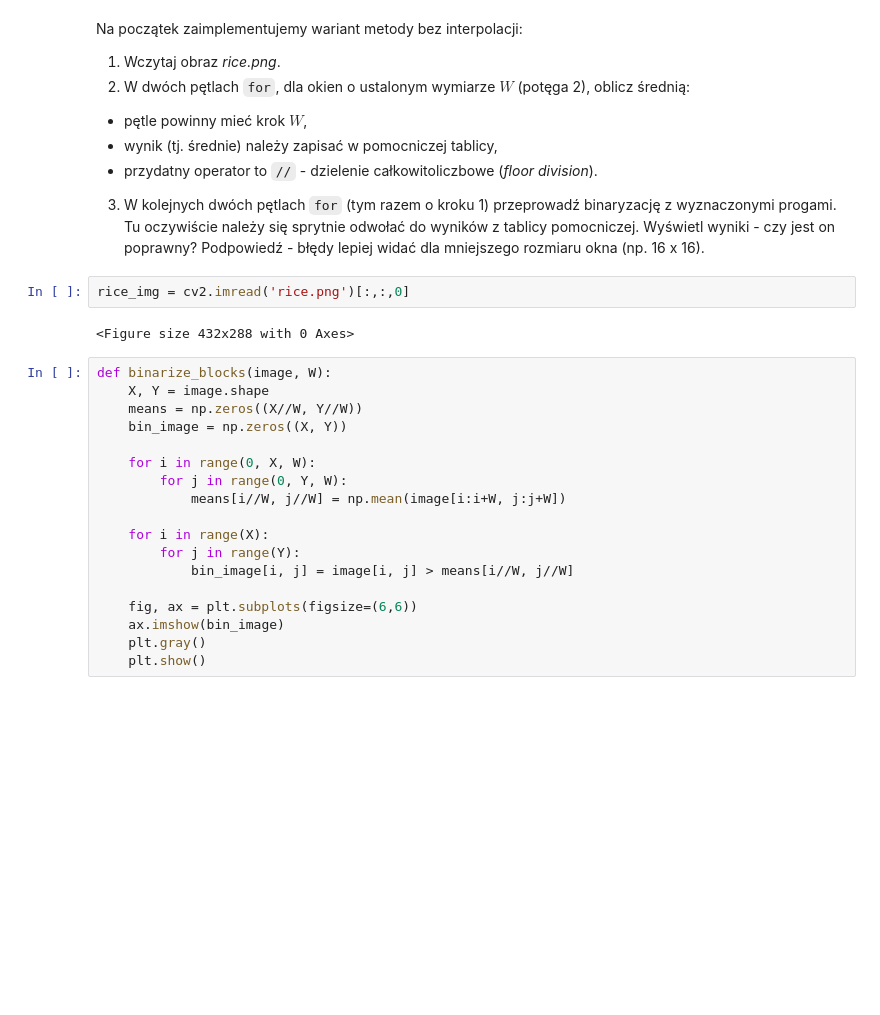
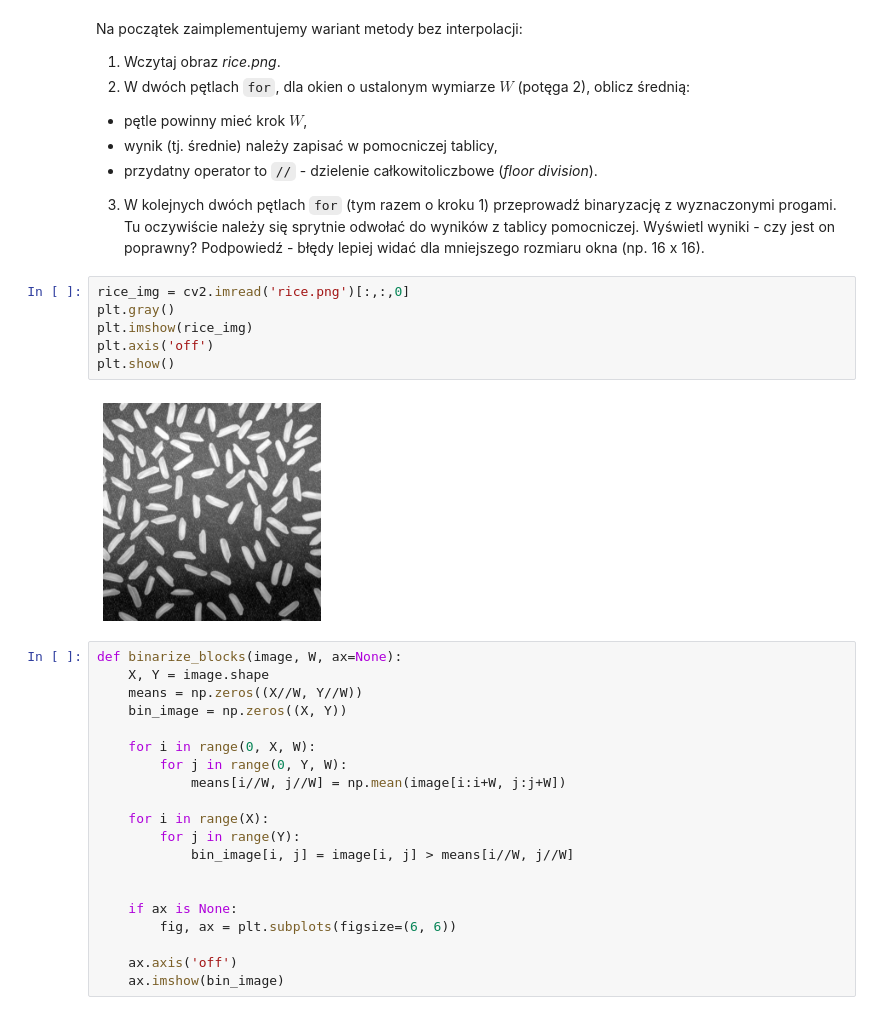
Before and after one commit to mhawryluk/wdcpo, a Jupyter notebook: lab4/04_thresholding_hw.ipynb, the cells around one changed output. Saved outputs shown, nothing was run; the diff lists cells and outputs as text; blank space fills up the shorter version.

```diff
--- a/lab4/04_thresholding_hw.ipynb
+++ b/lab4/04_thresholding_hw.ipynb
@@ -30,10 +30,14 @@ Na początek zaimplementujemy wariant metody bez interpolacji:
    Podpowiedź - błędy lepiej widać dla mniejszego rozmiaru okna (np. 16 x 16).
 # %%
 rice_img = cv2.imread('rice.png')[:,:,0]
+plt.gray()
+plt.imshow(rice_img)
+plt.axis('off')
+plt.show()
 # %% [output]
-<Figure size 432x288 with 0 Axes>
+[figure, added]
 # %%
-def binarize_blocks(image, W):
+def binarize_blocks(image, W, ax=None):
     X, Y = image.shape
     means = np.zeros((X//W, Y//W))
     bin_image = np.zeros((X, Y))
@@ -46,10 +50,12 @@ def binarize_blocks(image, W):
         for j in range(Y):
             bin_image[i, j] = image[i, j] > means[i//W, j//W]
 
-    fig, ax = plt.subplots(figsize=(6,6))
+
+    if ax is None:
+        fig, ax = plt.subplots(figsize=(6, 6))
+
+    ax.axis('off')
     ax.imshow(bin_image)
-    plt.gray()
-    plt.show()
 # %%
 binarize_blocks(rice_img, 16)
 # %% [output]
```
Also changed, not shown: parts of 10 cells of this notebook.
